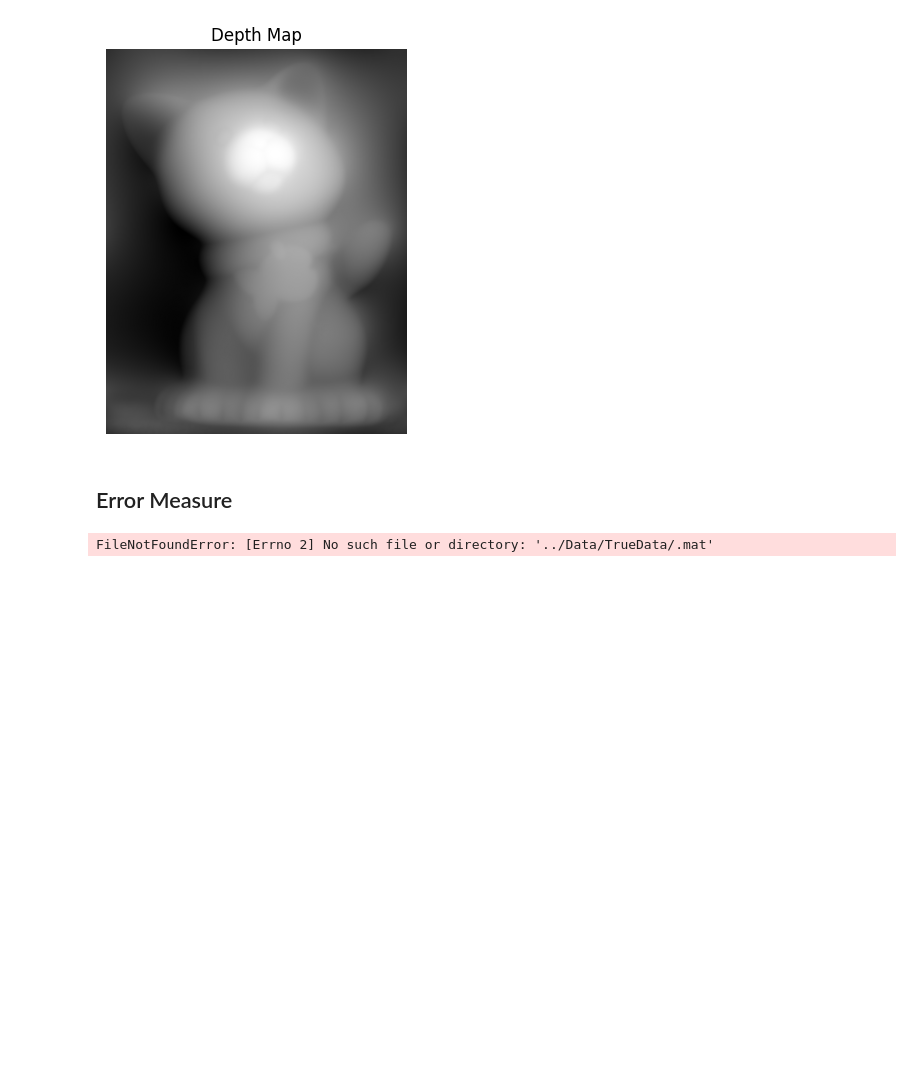
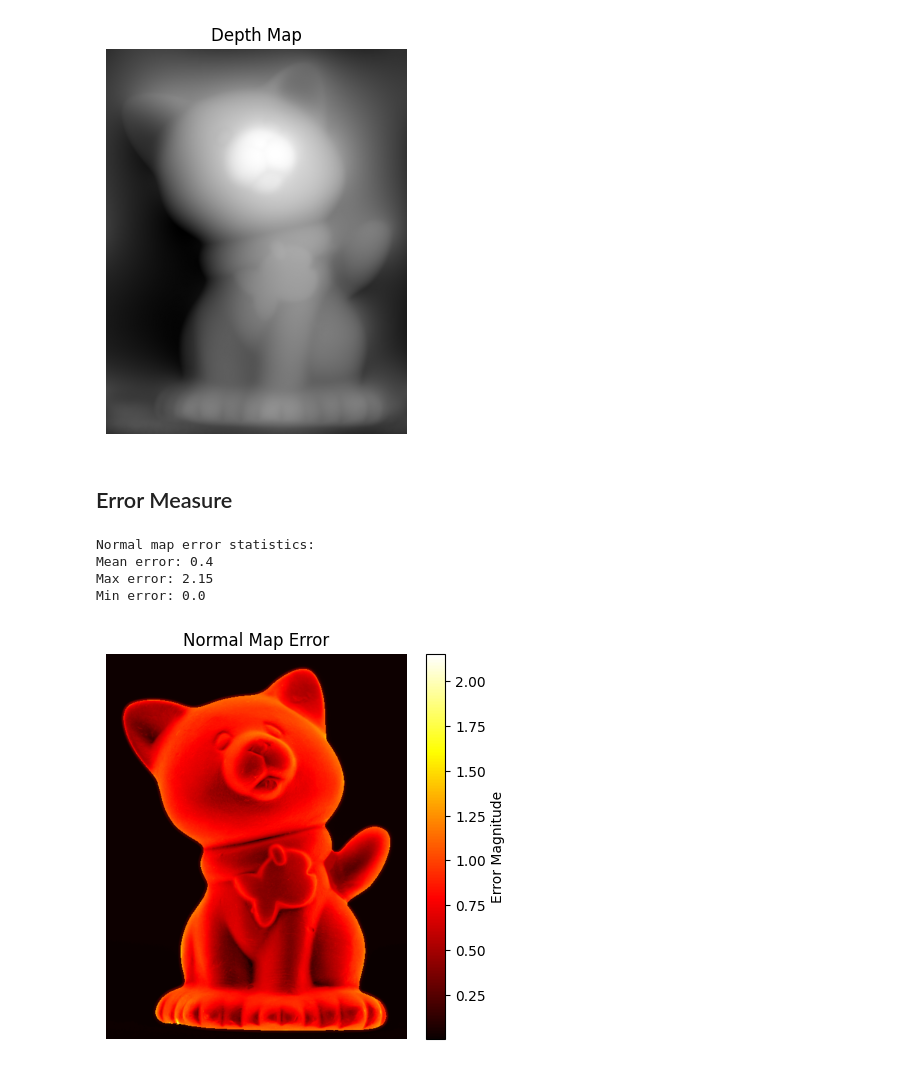
Before and after one commit to ClarysseArthur/VUB-CV-PhotometricStereo, a Jupyter notebook: Code/PhotometricStereo.ipynb, the cells around one changed output. Saved outputs shown, nothing was run; the diff lists cells and outputs as text; code cells hidden in the pictures; blank space fills up the shorter version.

Commit message:
Fixed true data matlab file

```diff
--- a/Code/PhotometricStereo.ipynb
+++ b/Code/PhotometricStereo.ipynb
@@ -430,35 +430,39 @@ plt.show()
 ## Error Measure
 # %%
 # load normal map from matlab results for comparison (these results were generated by the authors of the paper)
-mat_data = scipy.io.loadmat('../Data/TrueData/')
+mat_data = scipy.io.loadmat('../Data/TrueData/result.mat')
 results_n = mat_data['n']
 results_rho = mat_data['rho']
 results_normal_map = results_n / results_rho[:, :, np.newaxis]
 results_normal_map = results_normal_map[::-1, :] # flip vertically to match orientation
 results_normal_map = results_normal_map.reshape(-1, 3) # reshape to (P, 3)
 
 # set all nan values to 0 for visualization
 results_normal_map[np.isnan(results_normal_map)] = 0
 S[np.isnan(S)] = 0
 
 # compute the error between the computed normal map and the matlab results
 normal_map_error = np.linalg.norm(S - results_normal_map, axis=1)
 print('Normal map error statistics:')
 normal_map_error_non_nan = normal_map_error[~np.isnan(normal_map_error)]
 print('Mean error:', round(np.mean(normal_map_error_non_nan), 2))
 print('Max error:', round(np.max(normal_map_error_non_nan), 2))
 print('Min error:', round(np.min(normal_map_error_non_nan), 2))
 
 # visualize the error map
 plt.figure(figsize=(5, 5))
 plt.imshow(normal_map_error.reshape((width, height)), cmap='hot')
 plt.axis('off')
 plt.colorbar(label='Error Magnitude')
 
 # save the error map
 # plt.savefig(f"../Report/IMG/Error/error-{animal}.png", bbox_inches="tight", pad_inches=0)
 
 plt.title('Normal Map Error')
 plt.show()
 # %% [output]
-FileNotFoundError: [Errno 2] No such file or directory: '../Data/TrueData/.mat'
+Normal map error statistics:
+Mean error: 0.4
+Max error: 2.15
+Min error: 0.0
+[figure, added]
```
Also changed, not shown: 3 other files.
